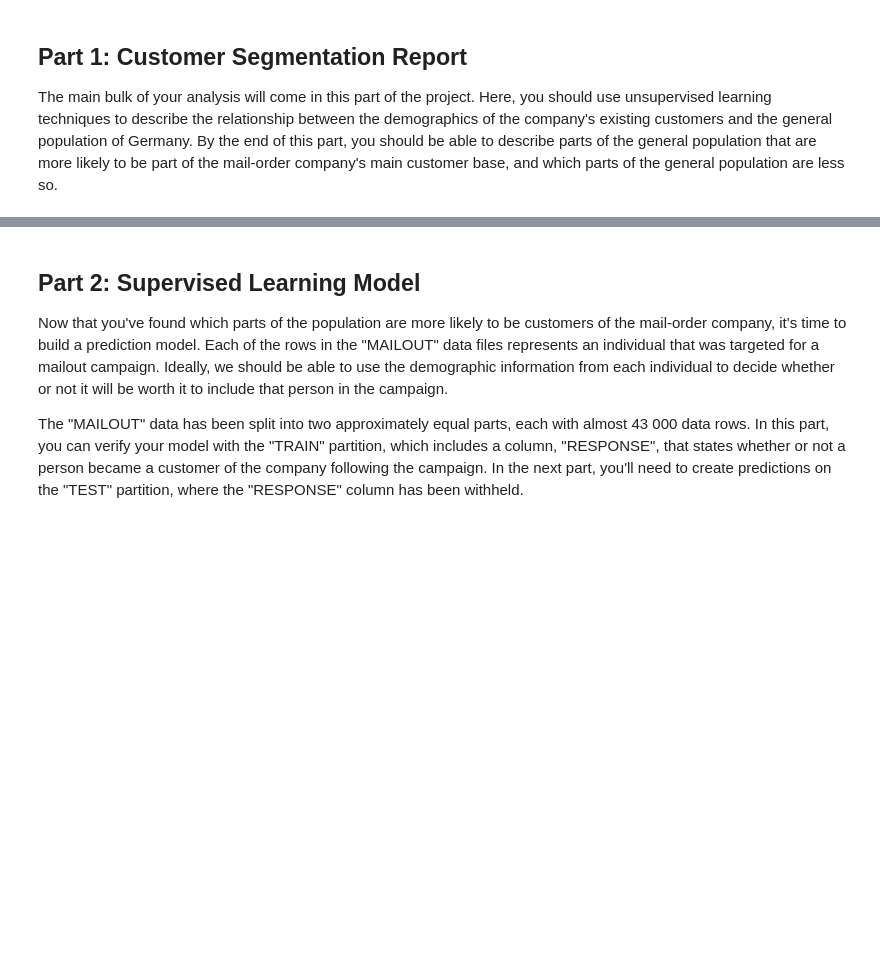
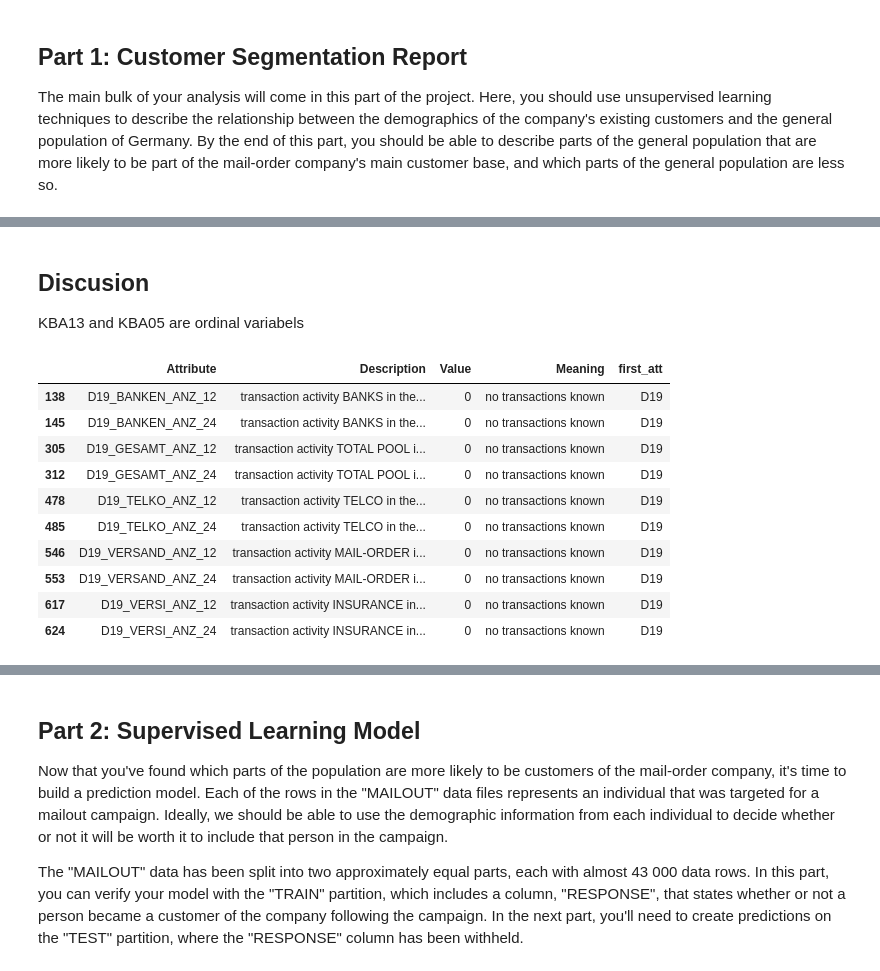
Before and after one commit to Jaouadeddadsi/DSND-Bertelsmann-Arvato-Project, a Jupyter notebook: Arvato_Project_Workbook.ipynb, the cells around one changed output, grey strips where cells are left out. Cells and saved outputs as stored; diff of their text form; code cells hidden in the pictures; blank space fills up the shorter version.

```diff
--- a/Arvato_Project_Workbook.ipynb
+++ b/Arvato_Project_Workbook.ipynb
@@ -41,0 +203,4 @@ The main bulk of your analysis will come in this part of the project. Here, you
+# %% [markdown]
+## Discusion
+
+KBA13 and KBA05 are ordinal variabels
@@ -41,0 +209,25 @@ The main bulk of your analysis will come in this part of the project. Here, you
+# %%
+# Investigate attribute with no transaction known
+no_transaction = dias_attributes[dias_attributes['Meaning'].isin(['no transaction known',
+                                                                  'no transactions known'])]
+
+# Keep only attribute of azdias
+no_transaction = no_transaction[no_transaction['Attribute'].isin(azdias.columns)]
+
+# Get first part of attribute
+no_transaction['first_att'] = no_transaction.Attribute.apply(lambda x: x.split('_')[0])
+
+# unknown_Meaning shape
+no_transaction
+# %% [output]
+|  | Attribute | Description | Value | Meaning | first_att |
+| 138 | D19_BANKEN_ANZ_12 | transaction activity BANKS in the... | 0 | no transactions known | D19 |
+| 145 | D19_BANKEN_ANZ_24 | transaction activity BANKS in the... | 0 | no transactions known | D19 |
+| 305 | D19_GESAMT_ANZ_12 | transaction activity TOTAL POOL i... | 0 | no transactions known | D19 |
+| 312 | D19_GESAMT_ANZ_24 | transaction activity TOTAL POOL i... | 0 | no transactions known | D19 |
+| 478 | D19_TELKO_ANZ_12 | transaction activity TELCO in the... | 0 | no transactions known | D19 |
+| 485 | D19_TELKO_ANZ_24 | transaction activity TELCO in the... | 0 | no transactions known | D19 |
+| 546 | D19_VERSAND_ANZ_12 | transaction activity MAIL-ORDER i... | 0 | no transactions known | D19 |
+| 553 | D19_VERSAND_ANZ_24 | transaction activity MAIL-ORDER i... | 0 | no transactions known | D19 |
+| 617 | D19_VERSI_ANZ_12 | transaction activity INSURANCE in... | 0 | no transactions known | D19 |
+| 624 | D19_VERSI_ANZ_24 | transaction activity INSURANCE in... | 0 | no transactions known | D19 |
```
Also changed, not shown: parts of 52 cells of this notebook.
